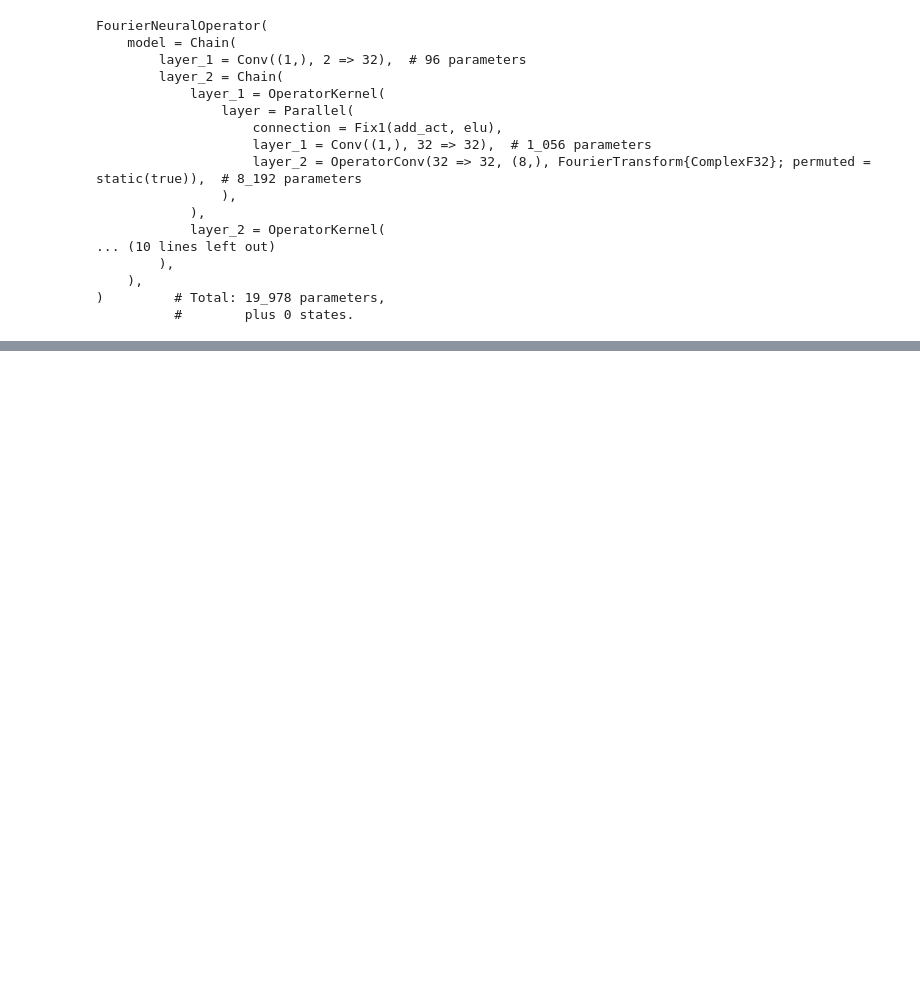
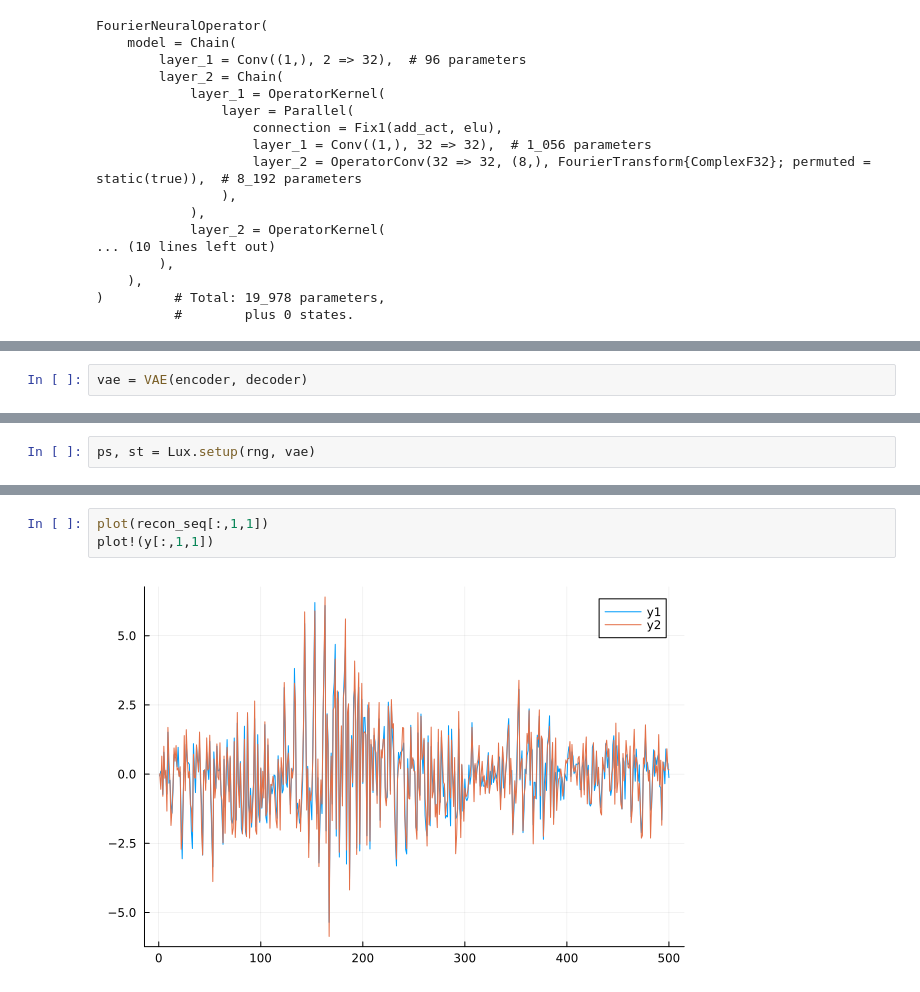
Before and after one commit to briandepasquale/FNO, a Jupyter notebook: test.ipynb, the cells around one changed output, grey strips where cells are left out. Cells and saved outputs as stored; diff of their text form; blank space fills up the shorter version.

```diff
--- a/test.ipynb
+++ b/test.ipynb
@@ -166,0 +138,2 @@ latent_true = Float32.(latent_true)
+# %%
+vae = VAE(encoder, decoder)
@@ -166,0 +158,2 @@ latent_true = Float32.(latent_true)
+# %%
+ps, st = Lux.setup(rng, vae)
@@ -205,0 +219,5 @@ using Functors
+# %%
+plot(recon_seq[:,1,1])
+plot!(y[:,1,1])
+# %% [output]
+[figure, added]
```
Also changed, not shown: parts of 32 cells of this notebook, 1 other file.
